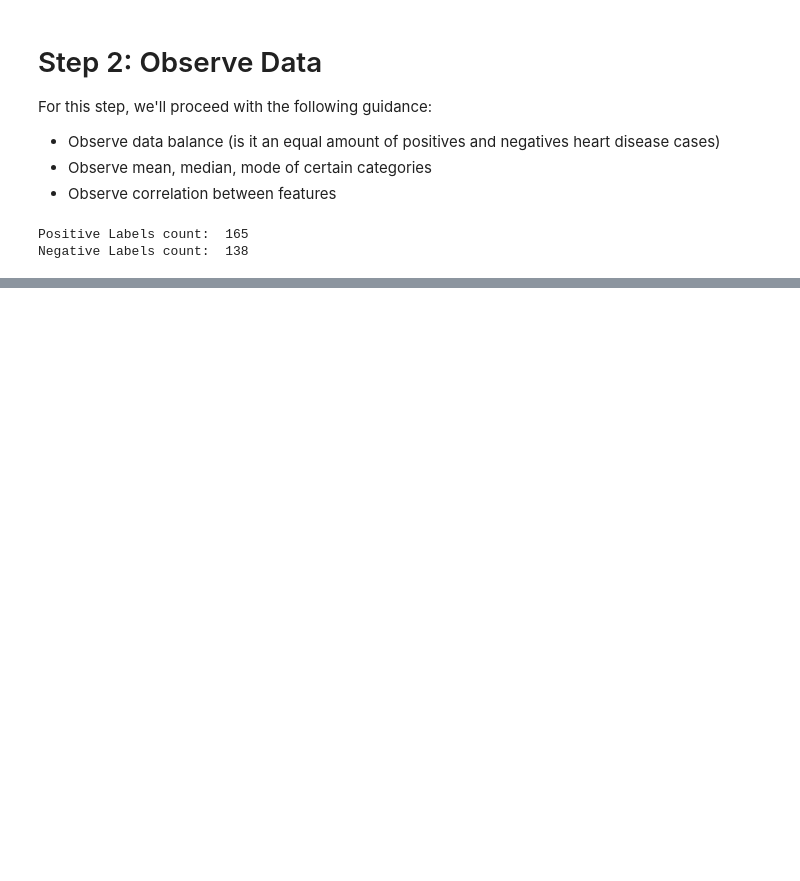
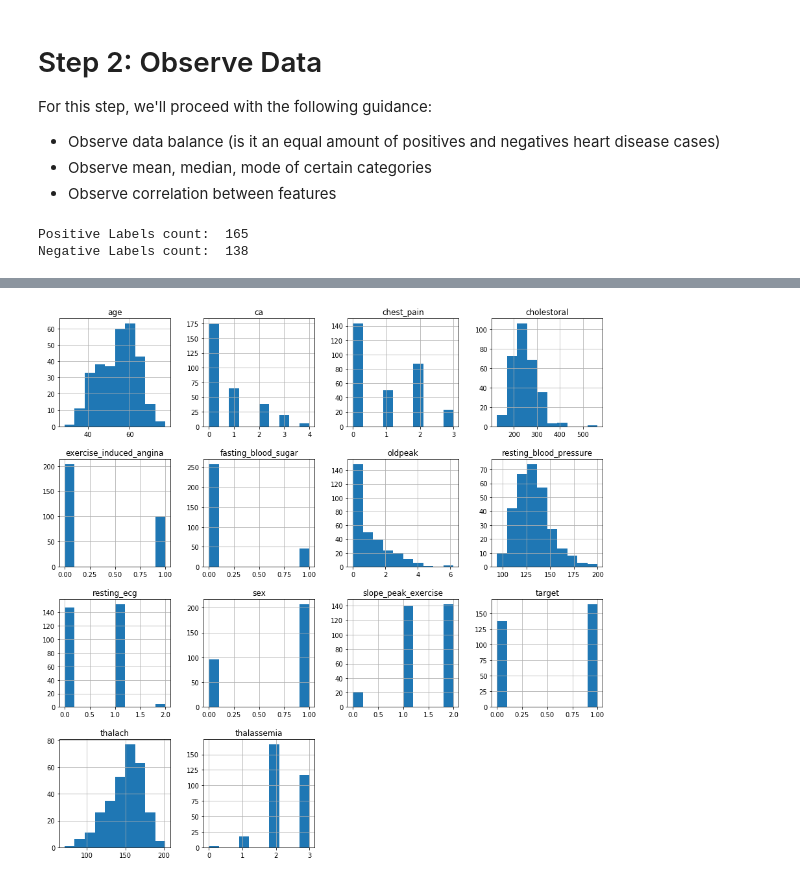
Before and after one commit to derekly56/HeartDisease_ML, a Jupyter notebook: data/heart_disease_data_exploratory.ipynb, the cells around one changed output, grey strips where cells are left out. Saved outputs shown, nothing was run; the diff lists cells and outputs as text; code cells hidden in the pictures; blank space fills up the shorter version.

```diff
--- a/data/heart_disease_data_exploratory.ipynb
+++ b/data/heart_disease_data_exploratory.ipynb
@@ -96,0 +109,4 @@ heart_df.describe()
+# %%
+fig = heart_df.hist(figsize=(15,15))
+# %% [output]
+[figure, added]
```
Also changed, not shown: parts of 10 cells of this notebook.
